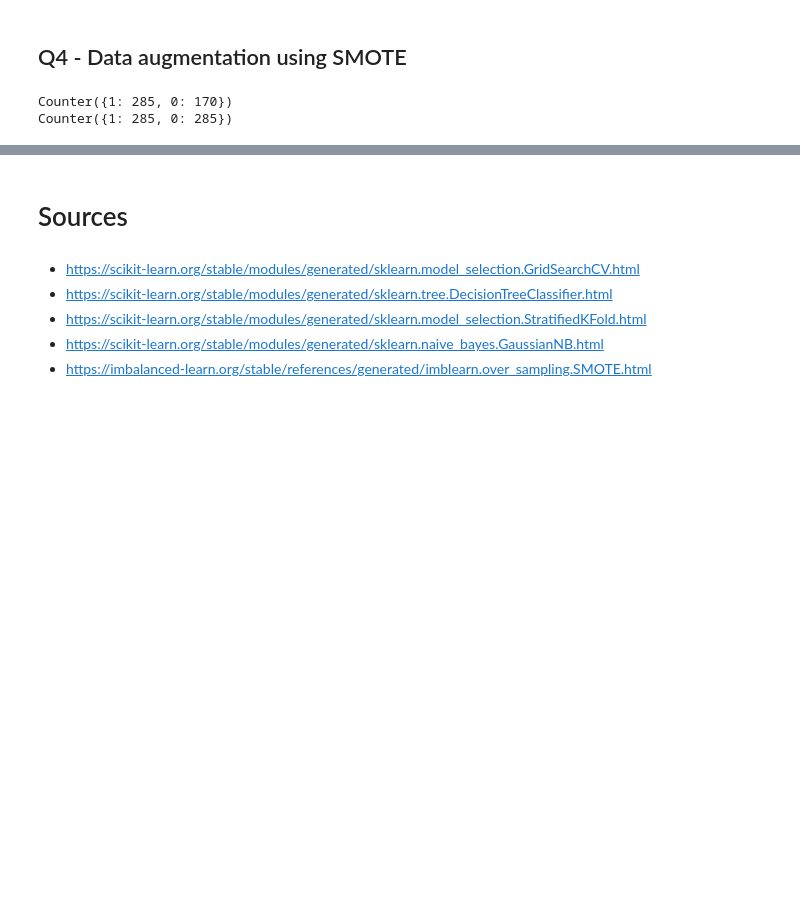
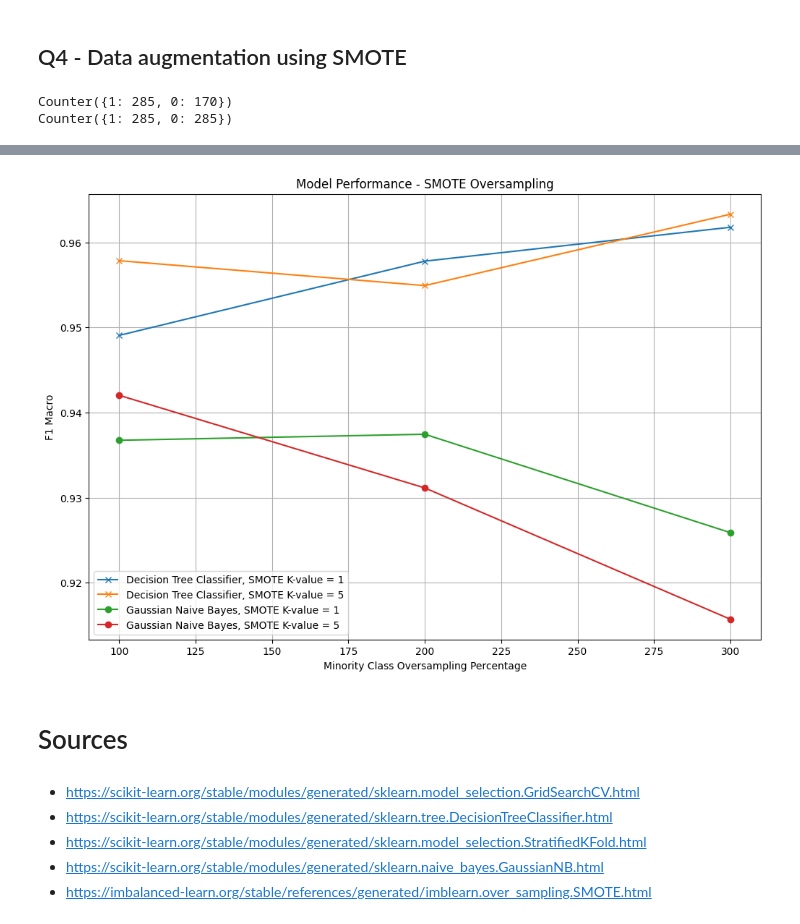
Before and after one commit to Willnguyen02/CS235F25_Course_Project, a Jupyter notebook: [CS235F25]_Course_Project.ipynb, the cells around one changed output, grey strips where cells are left out. Drawn from its saved outputs; the diff is of its cells as text; code cells hidden in the pictures; blank space fills up the shorter version.

```diff
--- a/[CS235F25]_Course_Project.ipynb
+++ b/[CS235F25]_Course_Project.ipynb
@@ -410,3 +410,67 @@ STD F1 Score: 0.02
+# %%
+# Performance Plot
+
+y_train_series = y_train["Diagnosis"] # set y_train as a 1 Dimensional series b/c SMOTE only takes 1D series as an input
+
+# Apply StratifiedKfold
+skf = StratifiedKFold(n_splits=10, shuffle=True, random_state=42) # split 10 times and shuffle
+
+# Set oversampling and smote k-values
+oversample_percentages = [1.0, 2.0, 3.0] # 100%, 200%, 300%
+k_values_smote = [1, 5] # k-values for smote (k-number of neighbors SMOTE accounts for)
+
+# Set classes
+classifiers = {
+    "Decision Tree Classifier": DecisionTreeClassifier(),
+    "GaussianNB": GaussianNB()
+}
+
+# Obtain counts per class using counter
+counts = Counter(y_train_series)
+
+# Store model outputs in a dictionary
+output = {model_name: {value: [] for value in k_values_smote} for model_name in classifiers.keys()}
+
+
+# Loop
+# For each model, for each k-value, and for each oversampling percentage...
+    # 1. Calculate the target count: majority class * oversampling percentage [1.0, 2.0, or 3.0]]
+    # 2. Train SMOTE based on that oversampling percentage, and set k = to 1 or 5 based on loop
+    # 3. Evaluate using cross_value_score and save performance to output dictionary
+
+for model_name, classifier in classifiers.items():
+    for value in k_values_smote:
+        for p in oversample_percentages:
+
+            t_count = int(counts[max(counts, key=counts.get)] * p)
+            smote = SMOTE(sampling_strategy={min(counts, key=counts.get): t_count}, k_neighbors=value, random_state=42)
+
+
+            X_train_smote, y_train_smote = smote.fit_resample(X_train, y_train_series)
+
+            scores = cross_val_score(classifier, X_train_smote, y_train_smote, cv=skf, scoring="f1_macro")
+            output[model_name][value].append(np.mean(scores))
+
+# Plot Performance
+x_values = [p * 100 for p in oversample_percentages] # calculates 100%, 200%, 300% (used for x-axis)
+
+plt.figure(figsize=(12,8))
+
+# Plot each combination of k-values with each model (2 models * 2 k-values = 4 plots)
+plt.plot(x_values, output["Decision Tree Classifier"][1], marker="x", label = "Decision Tree Classifier, SMOTE K-value = 1")
+plt.plot(x_values, output["Decision Tree Classifier"][5], marker="x", label = "Decision Tree Classifier, SMOTE K-value = 5")
+
+plt.plot(x_values, output["GaussianNB"][1], marker="o", label = "Gaussian Naive Bayes, SMOTE K-value = 1")
+plt.plot(x_values, output["GaussianNB"][5], marker="o", label = "Gaussian Naive Bayes, SMOTE K-value = 5")
+
+plt.title("Model Performance - SMOTE Oversampling")
+plt.xlabel("Minority Class Oversampling Percentage")
+plt.ylabel("F1 Macro")
+plt.legend()
+plt.grid()
+plt.show()
+# %% [output]
+[figure, added]
 # %% [markdown]
 # Sources
 # %% [markdown]
```
Also changed, not shown: parts of 6 cells of this notebook.
